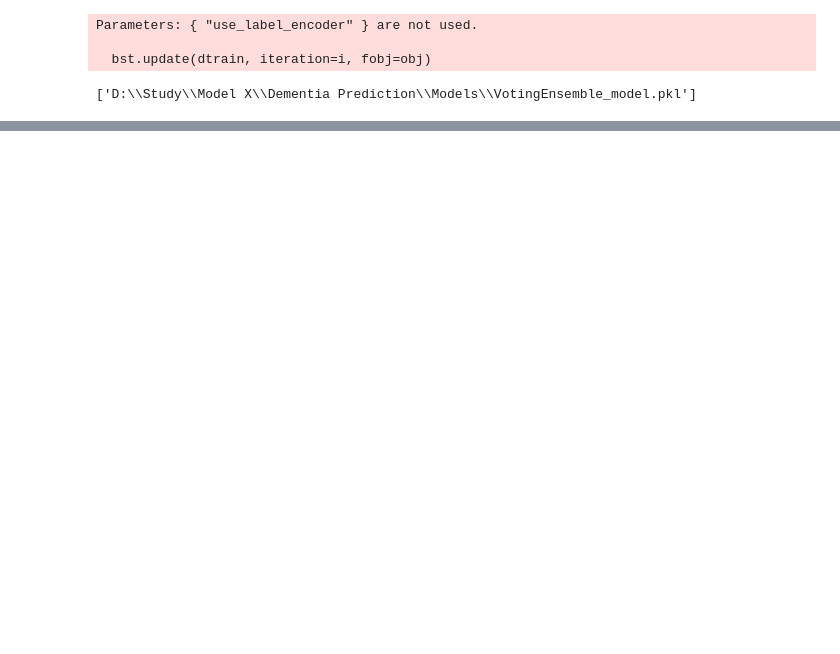
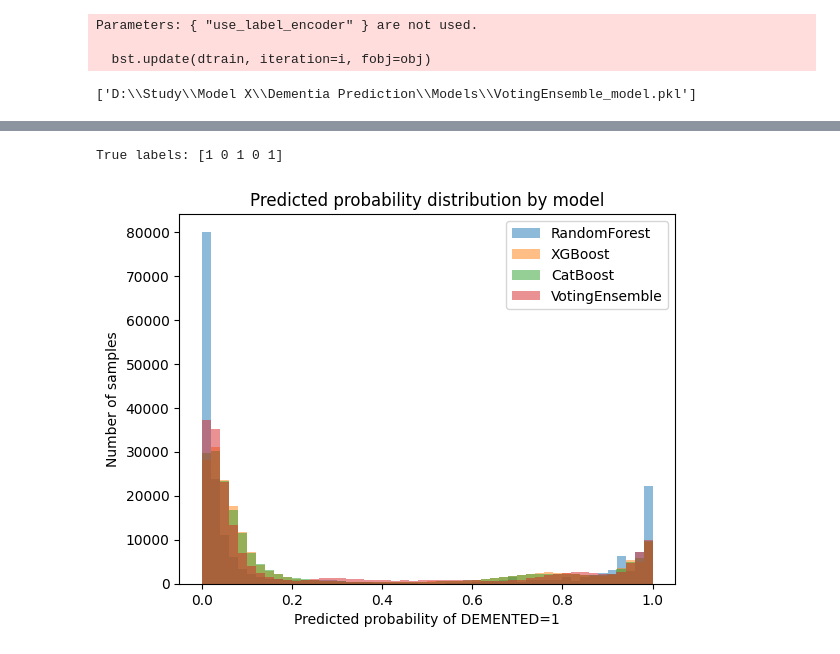
Before and after one commit to Mitheesha/Dementia-Prediction, a Jupyter notebook: Modeling/0_Ensemble_Model_Implementationn.ipynb, the cells around one changed output, grey strips where cells are left out. Drawn from its saved outputs; the diff is of its cells as text; code cells hidden in the pictures; blank space fills up the shorter version.

Commit message:
Class imbalance and moderating Ensemble Methods

```diff
--- a/Modeling/0_Ensemble_Model_Implementationn.ipynb
+++ b/Modeling/0_Ensemble_Model_Implementationn.ipynb
@@ -111,21 +129,18 @@ voting_clf = VotingClassifier(
     estimators=[('rf', rf), ('xgb', xgb), ('cat', cat)],
     voting='soft'  # use predicted probabilities
 )
-# %%
-# Stratified K-Fold for cross-validation
-cv = StratifiedKFold(n_splits=5, shuffle=True, random_state=42)
 # %%
 roc_auc_scores = []
 f1_scores = []
 
-for train_idx, val_idx in cv.split(X, y):
-    X_train, X_val = X.iloc[train_idx], X.iloc[val_idx]
-    y_train, y_val = y.iloc[train_idx], y.iloc[val_idx]
+for train_idx, val_idx in cv.split(X_train_smote, y_train_smote):
+    X_tr, X_val = X_train_smote.iloc[train_idx], X_train_smote.iloc[val_idx]
+    y_tr, y_val = y_train_smote.iloc[train_idx], y_train_smote.iloc[val_idx]
 
-    voting_clf.fit(X_train, y_train)
+    voting_clf.fit(X_tr, y_tr)
 
     y_pred = voting_clf.predict(X_val)
-    y_prob = voting_clf.predict_proba(X_val)[:,1]
+    y_prob = voting_clf.predict_proba(X_val)[:, 1]
 
     roc_auc_scores.append(roc_auc_score(y_val, y_prob))
     f1_scores.append(f1_score(y_val, y_pred))
@@ -174,0 +194,5 @@ Parameters: { "use_label_encoder" } are not used.
+# %%
+test_samples = X.sample(5, random_state=42)
+test_labels = y.loc[test_samples.index]
+
+test_samples
@@ -174,0 +207,10 @@ Parameters: { "use_label_encoder" } are not used.
+# %%
+# Predictions
+for model_name, model in [('RandomForest', rf), ('XGBoost', xgb), ('CatBoost', cat), ('VotingEnsemble', voting_clf)]:
+    y_pred_class = model.predict(test_samples)
+    y_pred_prob = model.predict_proba(test_samples)[:,1]
+
+    print(f"{model_name}")
+    print("Predicted classes:", y_pred_class)
+    print("Predicted probabilities:", np.round(y_pred_prob, 3))
+    print()
@@ -174,0 +233,18 @@ Parameters: { "use_label_encoder" } are not used.
+# %%
+print("True labels:", test_labels.values)
+# %% [output]
+True labels: [1 0 1 0 1]
+# %%
+import matplotlib.pyplot as plt
+
+for model_name, model in [('RandomForest', rf), ('XGBoost', xgb), ('CatBoost', cat), ('VotingEnsemble', voting_clf)]:
+    probs = model.predict_proba(X)[:,1]
+    plt.hist(probs, bins=50, alpha=0.5, label=model_name)
+
+plt.xlabel("Predicted probability of DEMENTED=1")
+plt.ylabel("Number of samples")
+plt.title("Predicted probability distribution by model")
+plt.legend()
+plt.show()
+# %% [output]
+[figure, added]
```
Also changed, not shown: parts of 11 cells of this notebook, 6 other files.
